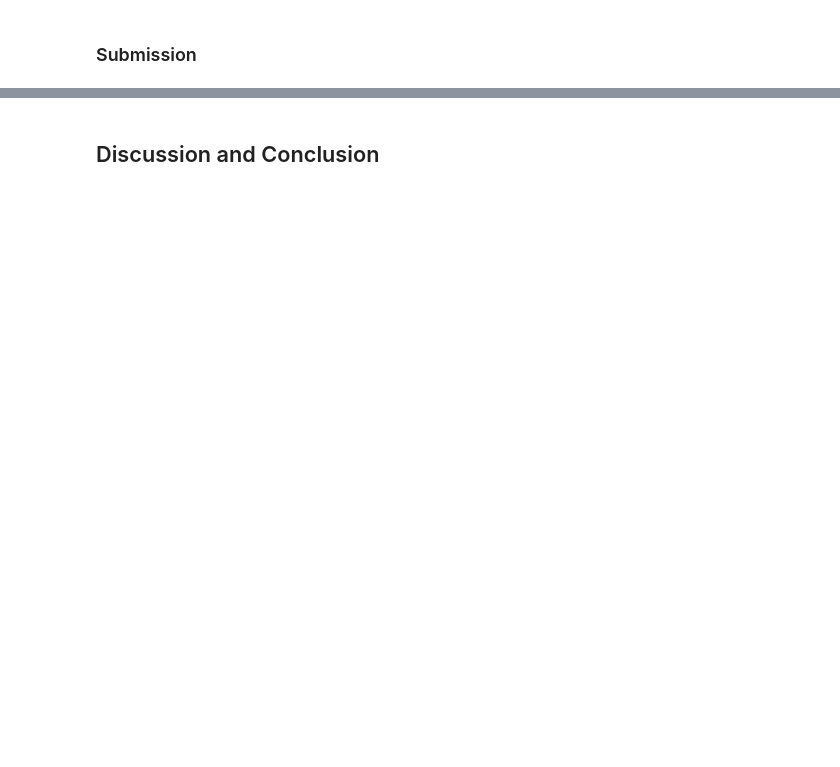
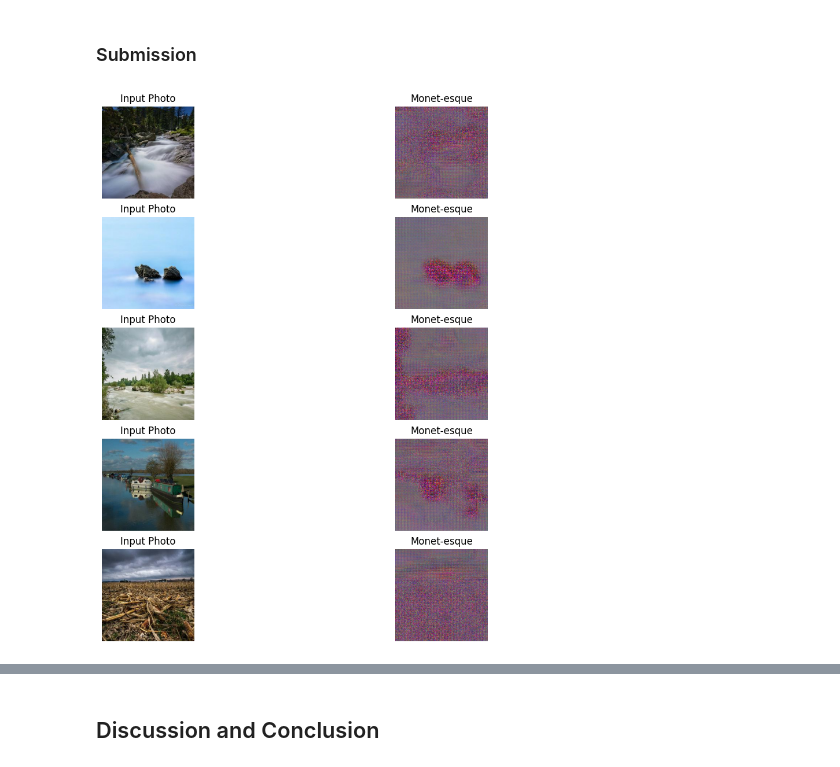
Before and after one commit to walexi/class-mini-project-5, a Jupyter notebook: GANs_Mini_Project.ipynb, the cells around one changed output, grey strips where cells are left out. Drawn from its saved outputs; the diff is of its cells as text; code cells hidden in the pictures; blank space fills up the shorter version.

```diff
--- a/GANs_Mini_Project.ipynb
+++ b/GANs_Mini_Project.ipynb
@@ -124,7 +101,7 @@ WRK_DIR = gan_getting_started_path
 MONET_DIR = f"{WRK_DIR}/monet_jpg"
 PHOTO_DIR = f"{WRK_DIR}/photo_jpg/"
 # %%
-BATCH_SIZE = 186
+BATCH_SIZE = 16
 img_height = 256
 img_width = 256
 MAX_EPOCHS = 3
@@ -230,7 +209,7 @@ class ResidualBlock(nn.Module):
 # %%
 class Generator(nn.Module):
     def __init__(
-        self, img_channels: int=3, num_features: int = 64, num_residuals: int = 2
+        self, img_channels: int=3, num_features: int = 64, num_residuals: int = 6
     ):
         """
         Generator consists of 2 layers of downsampling/encoding layer,
@@ -528,12 +507,12 @@ def on_validation_epoch_end(self):
 params = DefaultMunch.fromDict({
     'image_size': img_width,
     'run_name' : datetime.now().strftime("%Y%m%d-%H%M%S"),
-    'lr': 2e-4,
+    'lr': 1e-4,
     'b1': 0.5,
-    'b2':0.996,
-    'lambda_photo': 10.0,
-    'lambda_monet' : 10.0,
-    'lambda_idt': 0.5,
+    'b2':0.999,
+    'lambda_photo': 8.0,
+    'lambda_monet' : 8.0,
+    'lambda_idt': 0.4,
     'bs': BATCH_SIZE,
     'max_epochs': MAX_EPOCHS,
     'log_dir': '/content/',
@@ -550,15 +527,16 @@ from lightning.pytorch.callbacks.early_stopping import EarlyStopping
 
 trainer = pl.Trainer(
     max_epochs=50,
-    accelerator="auto",
+    accelerator="tpu",
     devices="auto",
     strategy="auto",
     enable_progress_bar=True,
     enable_model_summary=True,
-    log_every_n_steps=8,
+    # log_every_n_steps=8,
     # precision="bf16-true",
-    logger=[logger],
-    fast_dev_run=True
+    logger=logger,
+    fast_dev_run=False,
+    # strategy="xla_debug"
 )
 
 trainer.fit(model, dm)
@@ -569,22 +572,28 @@ model.photo_gen.eval()
 # %%
 import torchvision.io as io
 from torchvision.io import ImageReadMode
 
 _, ax = plt.subplots(5, 2, figsize=(12, 12))
 for i, img in enumerate(PHOTO_FILENAMES[:5]):
     with torch.no_grad():
         img = io.read_image(img, mode=ImageReadMode.RGB)
-        prediction = model.monet_gen(img.unsqueeze(0).float()).squeeze(0).numpy()
-        prediction = prediction.transpose(1,2,0)
-        prediction = (prediction * 127.5 + 127.5).astype(np.uint8)
+        prediction = model.monet_gen(img.unsqueeze(0).float()).squeeze(0)
+        prediction = prediction.permute(1,2,0)
+        prediction = (prediction * 127.5 + 127.5)
+        # normalized = (prediction - prediction.min()) / (prediction.max() - prediction.min())
+        # prediction = normalized * 255
+        prediction = prediction.numpy().astype(np.uint8)
+        # prediction = PIL.Image.fromarray(prediction)
         img = (img.permute(1,2, 0)).numpy().astype(np.uint8)
 
     ax[i, 0].imshow(img)
     ax[i, 1].imshow(prediction)
     ax[i, 0].set_title("Input Photo")
     ax[i, 1].set_title("Monet-esque")
     ax[i, 0].axis("off")
     ax[i, 1].axis("off")
 plt.show()
+# %% [output]
+[figure, added]
 # %%
 import PIL
```
Also changed, not shown: parts of 15 cells of this notebook.
